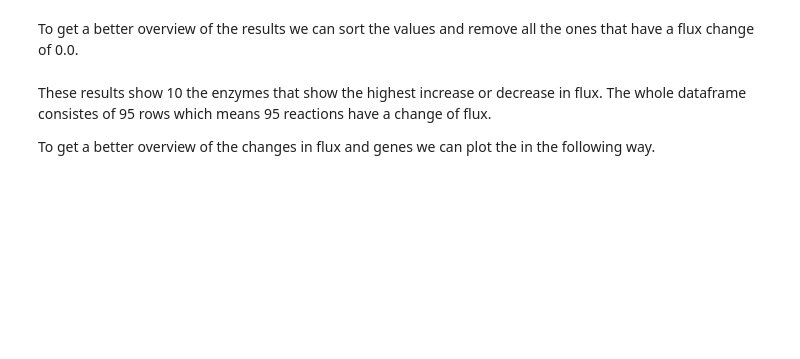
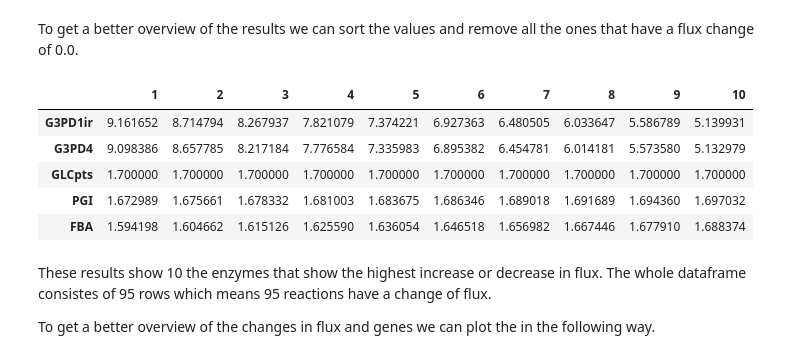
Before and after one commit to 27410/group-assignment-group6, a Jupyter notebook: 5_FSEOF_analysis.ipynb, the cells around one changed output. Cells and saved outputs as stored; diff of their text form; code cells hidden in the pictures; blank space fills up the shorter version.

```diff
--- a/5_FSEOF_analysis.ipynb
+++ b/5_FSEOF_analysis.ipynb
@@ -71,3 +49,18 @@ df.head()
+# %%
+# sorting the dataframe from highest to lowest
+fseof_result_df = fseof_result_df.sort_values([1], ascending = False)
+
+# Finding all the values, which are not approximatly equal to 0 hence almost no flux.
+removed_zero = (fseof_result_df != approx(0.0)).all(axis=1)
+fseof_result_df = fseof_result_df.loc[removed_zero] # removing genes from dataframe, which have no flux change
+fseof_result_df.head() # Shows the header of the data frame
+# %% [output]
+|  | 1 | 2 | 3 | 4 | 5 | 6 | 7 | 8 | 9 | 10 |
+| G3PD1ir | 9.161652 | 8.714794 | 8.267937 | 7.821079 | 7.374221 | 6.927363 | 6.480505 | 6.033647 | 5.586789 | 5.139931 |
+| G3PD4 | 9.098386 | 8.657785 | 8.217184 | 7.776584 | 7.335983 | 6.895382 | 6.454781 | 6.014181 | 5.573580 | 5.132979 |
+| GLCpts | 1.700000 | 1.700000 | 1.700000 | 1.700000 | 1.700000 | 1.700000 | 1.700000 | 1.700000 | 1.700000 | 1.700000 |
+| PGI | 1.672989 | 1.675661 | 1.678332 | 1.681003 | 1.683675 | 1.686346 | 1.689018 | 1.691689 | 1.694360 | 1.697032 |
+| FBA | 1.594198 | 1.604662 | 1.615126 | 1.625590 | 1.636054 | 1.646518 | 1.656982 | 1.667446 | 1.677910 | 1.688374 |
 # %% [markdown]
 These results show 10 the enzymes that show the highest increase or decrease in flux. The whole dataframe consistes of 95 rows which means 95 reactions have a change of flux.
 
```
Also changed, not shown: parts of 14 cells of this notebook, 1 other file.
